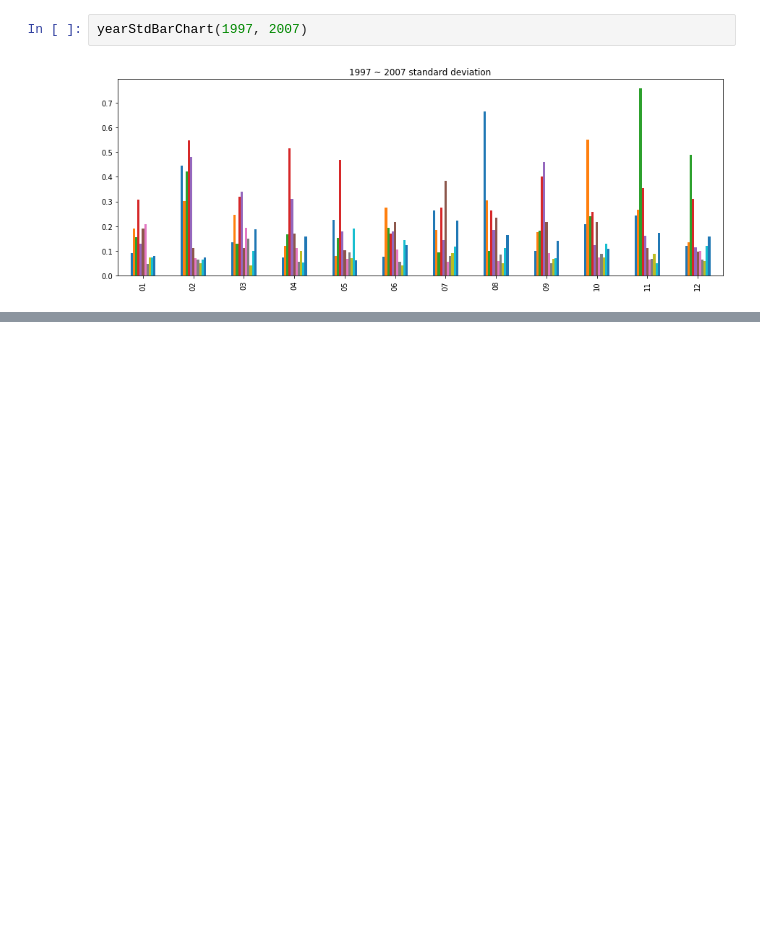
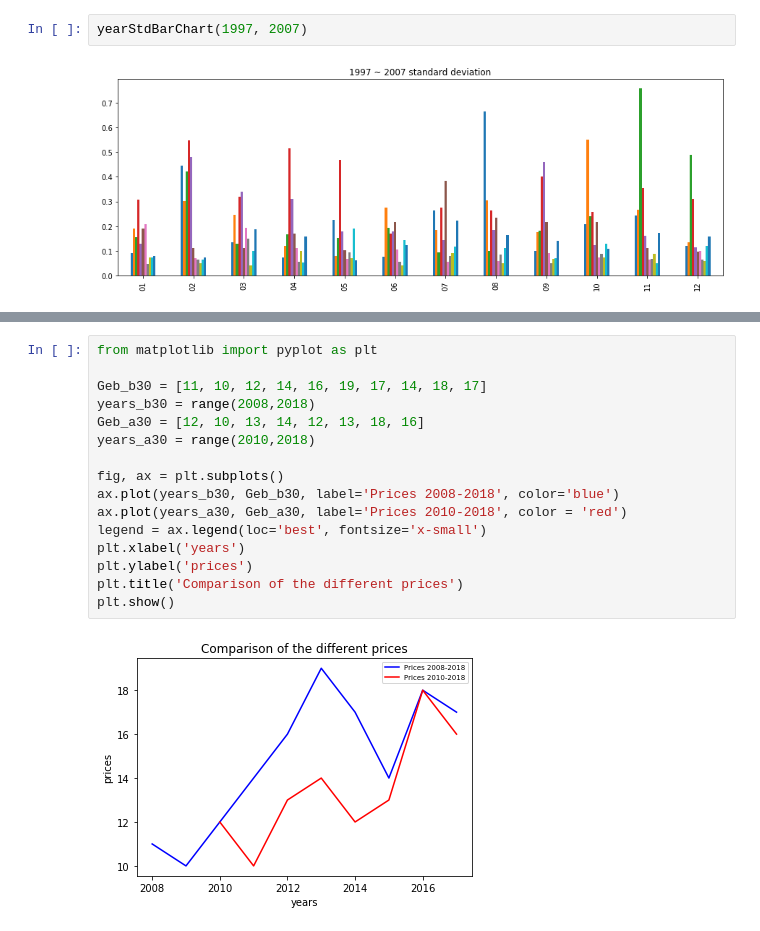
Before and after one commit to feather07170132/NOMURA_PROJECT, a Jupyter notebook: Data_Analysis.ipynb, the cells around one changed output, grey strips where cells are left out. Saved outputs shown, nothing was run; the diff lists cells and outputs as text; blank space fills up the shorter version.

```diff
--- a/Data_Analysis.ipynb
+++ b/Data_Analysis.ipynb
@@ -79,0 +116,18 @@ def investAvgPrice(dataframe):
+# %%
+from matplotlib import pyplot as plt
+
+Geb_b30 = [11, 10, 12, 14, 16, 19, 17, 14, 18, 17]
+years_b30 = range(2008,2018)
+Geb_a30 = [12, 10, 13, 14, 12, 13, 18, 16]
+years_a30 = range(2010,2018)
+
+fig, ax = plt.subplots()
+ax.plot(years_b30, Geb_b30, label='Prices 2008-2018', color='blue')
+ax.plot(years_a30, Geb_a30, label='Prices 2010-2018', color = 'red')
+legend = ax.legend(loc='best', fontsize='x-small')
+plt.xlabel('years')
+plt.ylabel('prices')
+plt.title('Comparison of the different prices')
+plt.show()
+# %% [output]
+[figure, added]
```
Also changed, not shown: parts of 5 cells of this notebook.
